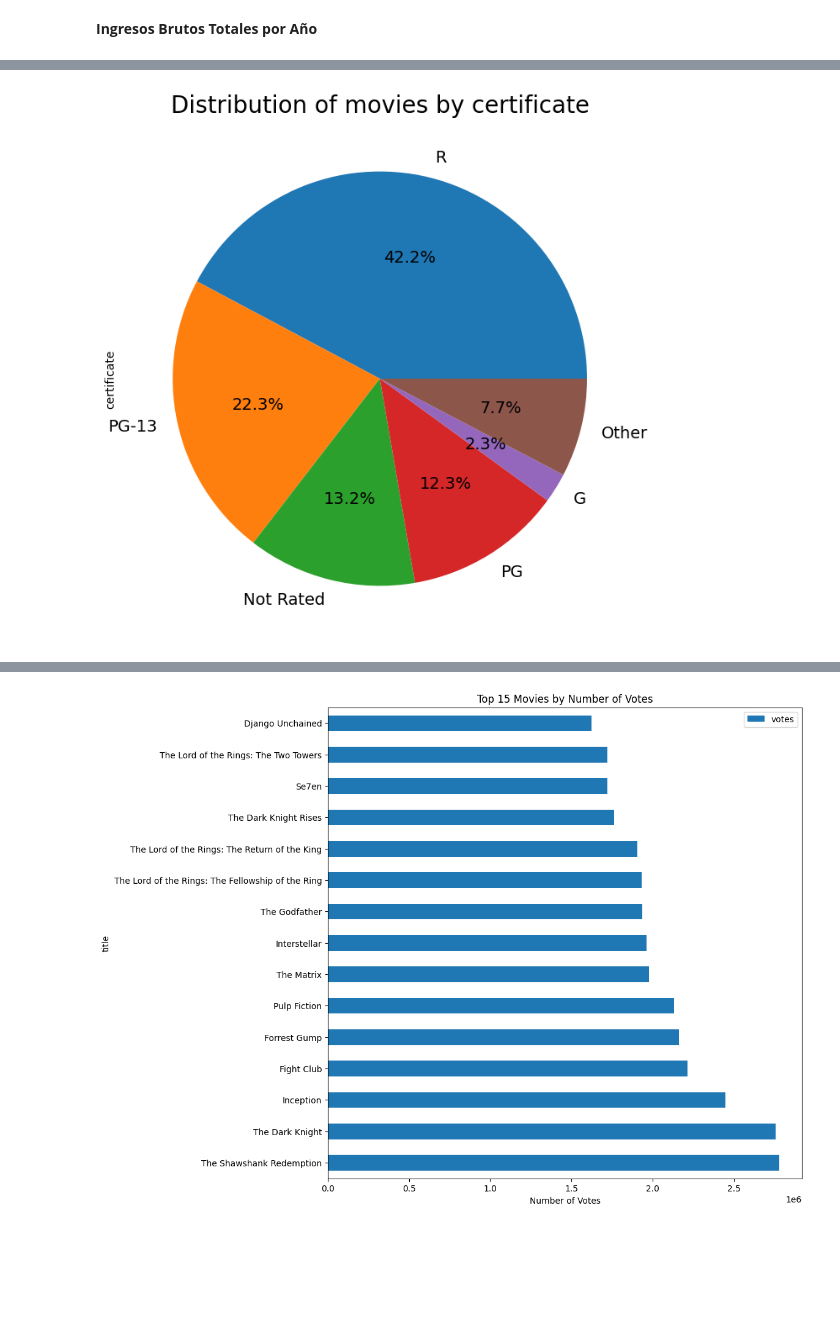
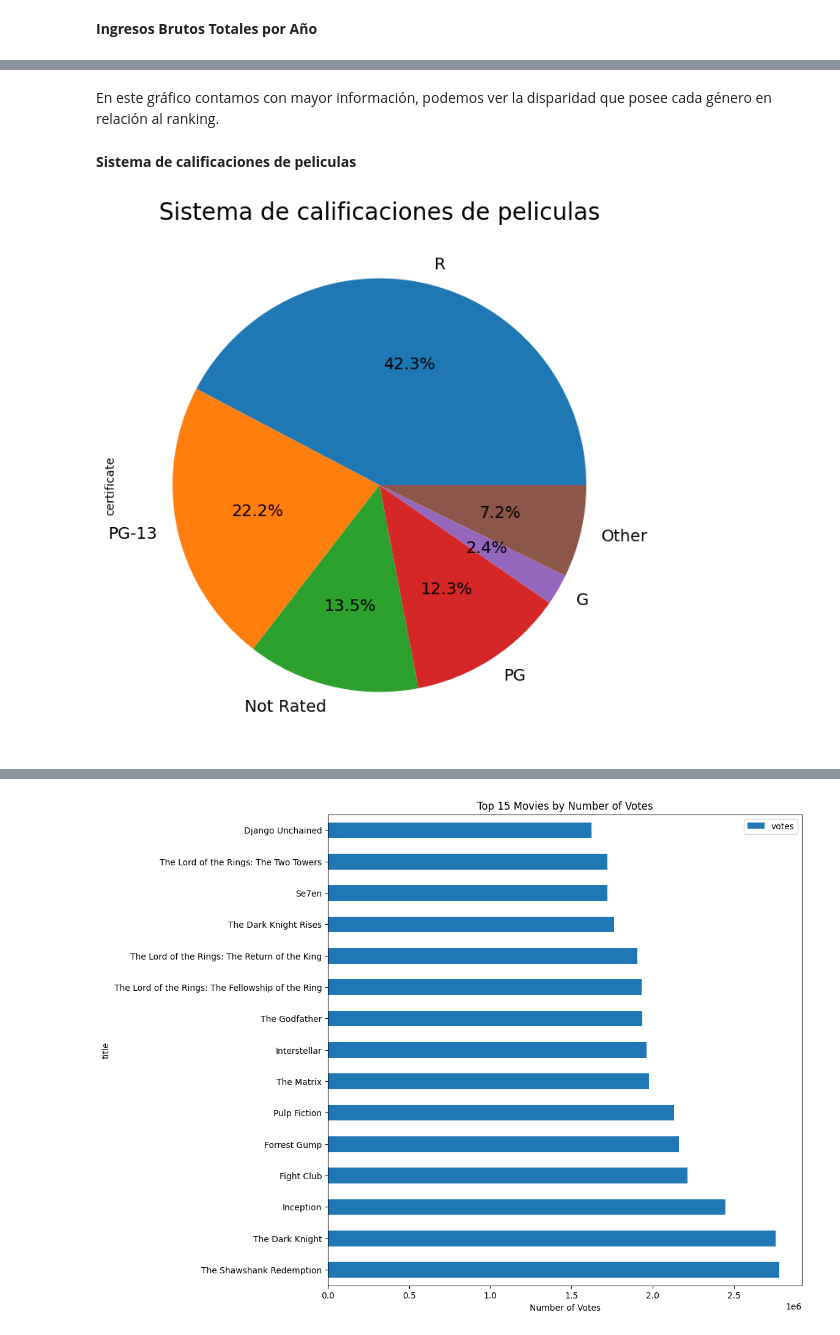
Before and after one commit to RODRIGORUBIO1991/PythonCode, a Jupyter notebook: Netflix/Movies IMDB.ipynb, the cells around one changed output, grey strips where cells are left out. Drawn from its saved outputs; the diff is of its cells as text; code cells hidden in the pictures; blank space fills up the shorter version.

```diff
--- a/Netflix/Movies IMDB.ipynb
+++ b/Netflix/Movies IMDB.ipynb
@@ -58,7 +58,7 @@ votes            0   0.000000
 **Limpieza y Transformación de Datos**
 # %%
 # Filtra el DataFrame para eliminar los años especificados
-years_to_remove = ['1915', '1916', '1917', '1918', '1919', "'2022", '2023']
+years_to_remove = ['1915', '1916', '1917', '1918', '1919', "2021", "2022", "2023"]
 df = df[~df['year'].isin(years_to_remove)]
 
 # 1. Elimina caracteres no numéricos de una cadena en la columna 'year'
@@ -87,0 +105,3 @@ df.head()
+# %%
+df['genre'] = df['genre'].str.split().str[0]
+df['genre'].value_counts().head(5)
@@ -87,0 +115,4 @@ df.head()
+# %%
+#Le quito las comas a quienes les quedó
+df['genre'] = df['genre'].str.replace(',','')
+df['genre'].value_counts().head(50)
@@ -230,0 +370,27 @@ plt.show()
+# %%
+
+# Asegurarse de que la columna 'year' esté en formato numérico
+df['year'] = df['year'].astype(int)
+
+# Crear una columna para representar la década
+df['decade'] = (df['year'] // 10) * 10
+
+# Filtrar por géneros más comunes
+top_10_generos = df['genre'].str.split(',').explode().value_counts().head(10).index
+
+# Gráfico de barras para visualizar la distribución de las películas por género por década (con filtro)
+fig, axes = plt.subplots(nrows=1, ncols=1, figsize=(15, 5))
+
+# Obtener la distribución de películas por género para cada década (con filtro)
+distribucion_generos_por_decada = df[df['genre'].str.split(',').explode().isin(top_10_generos)]
+distribucion_generos_por_decada = distribucion_generos_por_decada.groupby(['decade', 'genre'])['genre'].count().unstack().fillna(0).applymap(int)
+distribucion_generos_por_decada = distribucion_generos_por_decada.divide(distribucion_generos_por_decada.sum(axis=1), axis=0).head(10)
+distribucion_generos_por_decada.plot(kind='bar', stacked=True, ax=axes)
+
+plt.title('Distribución de películas por género (Top 10) por década')
+plt.xlabel('Década')
+plt.ylabel('Proporción de películas')
+plt.legend(title='Género', loc='upper right', bbox_to_anchor=(1.15, 1))
+
+# Mostrar el gráfico
+plt.show()
@@ -231,20 +454,24 @@ plt.show()
+# %% [markdown]
+En este gráfico contamos con mayor información, podemos ver la disparidad que posee cada género en relación al ranking.
+# %% [markdown]
+**Sistema de calificaciones de peliculas**
 # %%
 # Pie chart to visualize the distribution of movies by certificate
 fig, axes = plt.subplots(nrows=1, ncols=1, figsize=(8, 8))
 fig.set_facecolor('#FFFFFF')
 
 certificate_counts = df['certificate'].value_counts()
 
 # Label others for better visualization
 threshold = 200 # 5%
 main_genres = certificate_counts[certificate_counts >= threshold].index
 other_genres = certificate_counts[certificate_counts < threshold]
 genre_counts_combined = certificate_counts.copy()
 genre_counts_combined = genre_counts_combined[main_genres]
 genre_counts_combined['Other'] = other_genres.sum()
 genre_counts_combined.plot(kind='pie', y='count',  ax=axes, autopct='%1.1f%%', shadow=False, legend = False, fontsize=14)
 
-plt.title('Distribution of movies by certificate', fontsize=20)
+plt.title('Sistema de calificaciones de peliculas', fontsize=20)
 plt.show()
 # %% [output]
-[figure, old version]
+[figure, new version]
```
Also changed, not shown: parts of 37 cells of this notebook.
